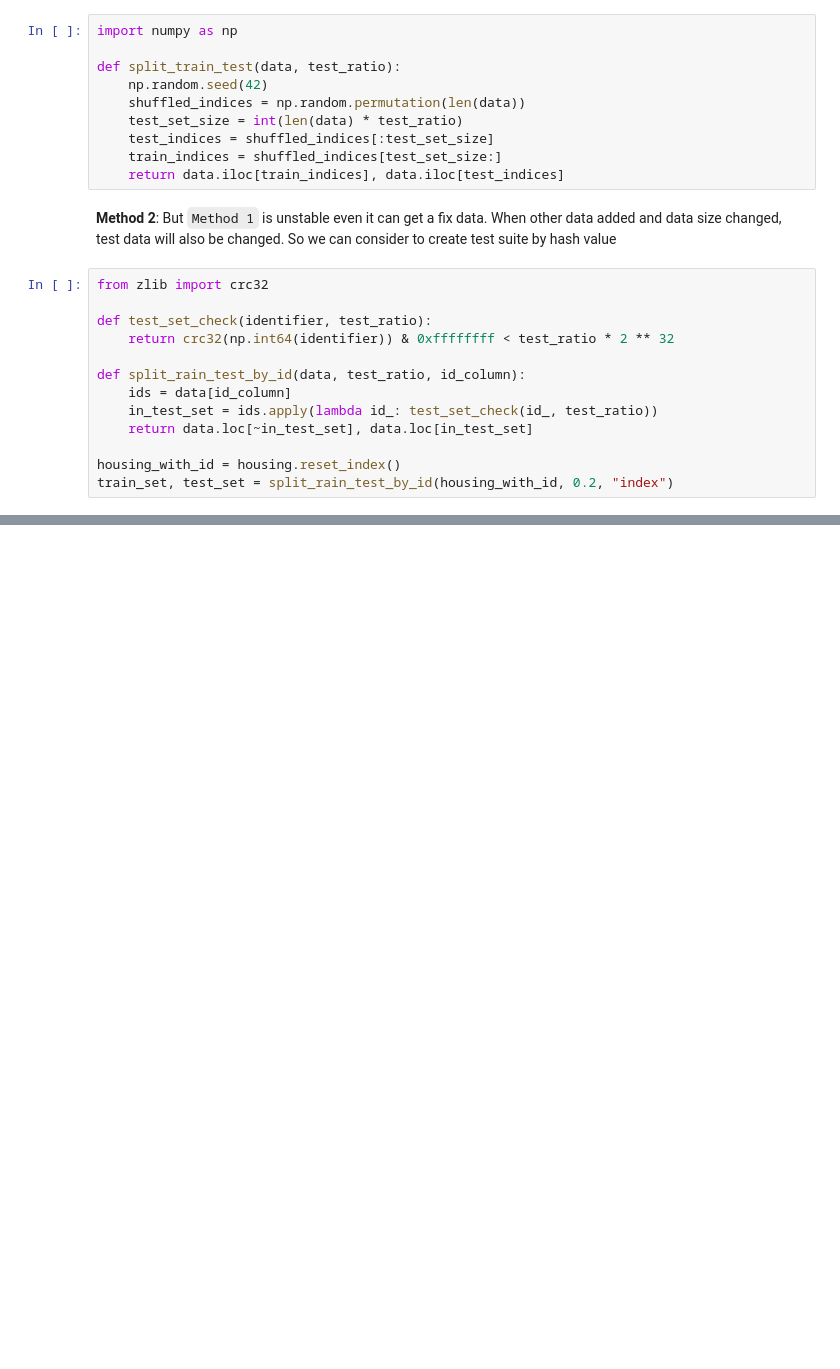
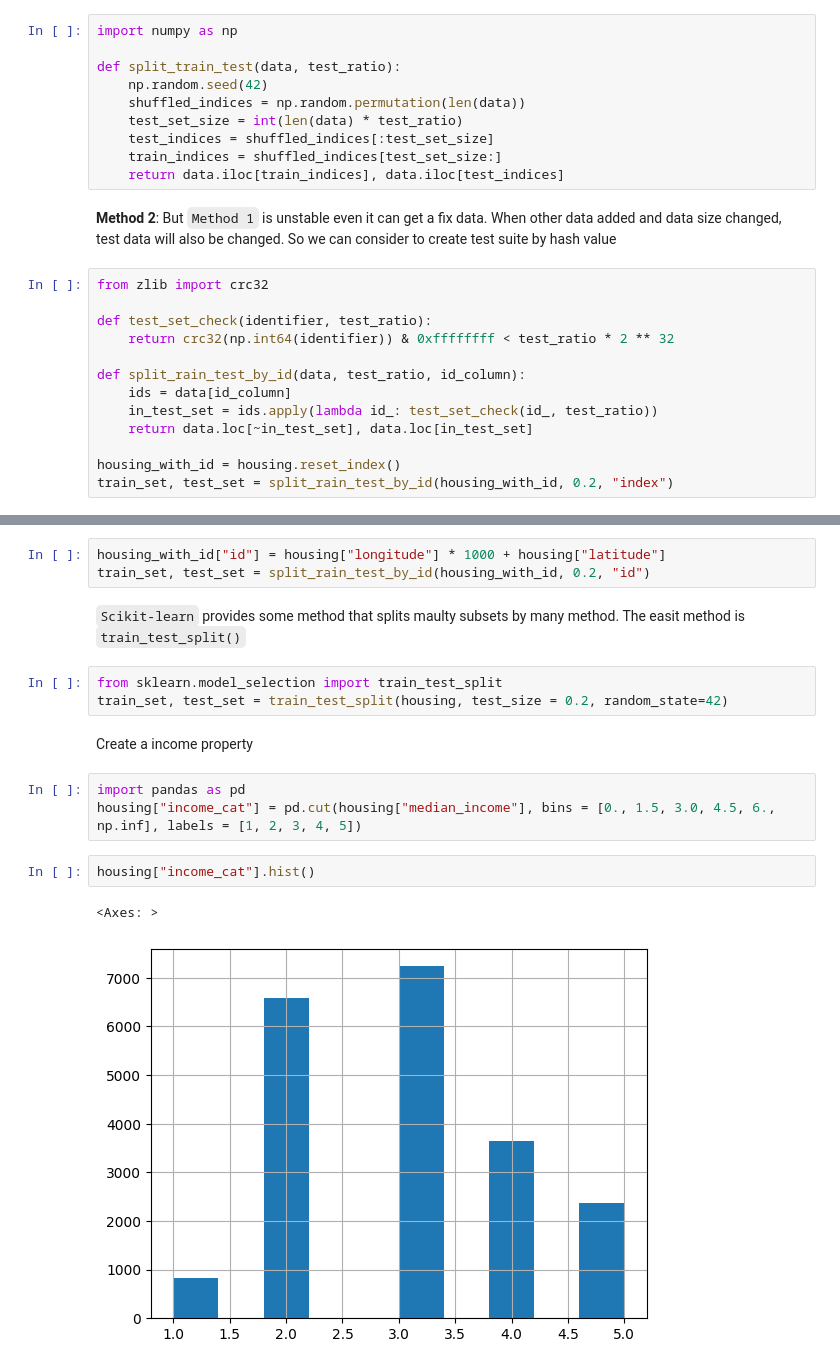
Before and after one commit to IT-dreamer/handson-ml2, a Jupyter notebook: homework/chpt02.ipynb, the cells around one changed output, grey strips where cells are left out. Saved outputs shown, nothing was run; the diff lists cells and outputs as text; blank space fills up the shorter version.

Commit message:
prepare test suite

```diff
--- a/homework/chpt02.ipynb
+++ b/homework/chpt02.ipynb
@@ -124,0 +127,18 @@ train_set, test_set = split_rain_test_by_id(housing_with_id, 0.2, "index")
+# %%
+housing_with_id["id"] = housing["longitude"] * 1000 + housing["latitude"]
+train_set, test_set = split_rain_test_by_id(housing_with_id, 0.2, "id")
+# %% [markdown]
+`Scikit-learn` provides some method that splits maulty subsets by many method. The easit method is `train_test_split()`
+# %%
+from sklearn.model_selection import train_test_split
+train_set, test_set = train_test_split(housing, test_size = 0.2, random_state=42)
+# %% [markdown]
+Create a income property
+# %%
+import pandas as pd
+housing["income_cat"] = pd.cut(housing["median_income"], bins = [0., 1.5, 3.0, 4.5, 6., np.inf], labels = [1, 2, 3, 4, 5])
+# %%
+housing["income_cat"].hist()
+# %% [output]
+<Axes: >
+[figure, added]
```
Also changed, not shown: parts of 2 cells of this notebook.
